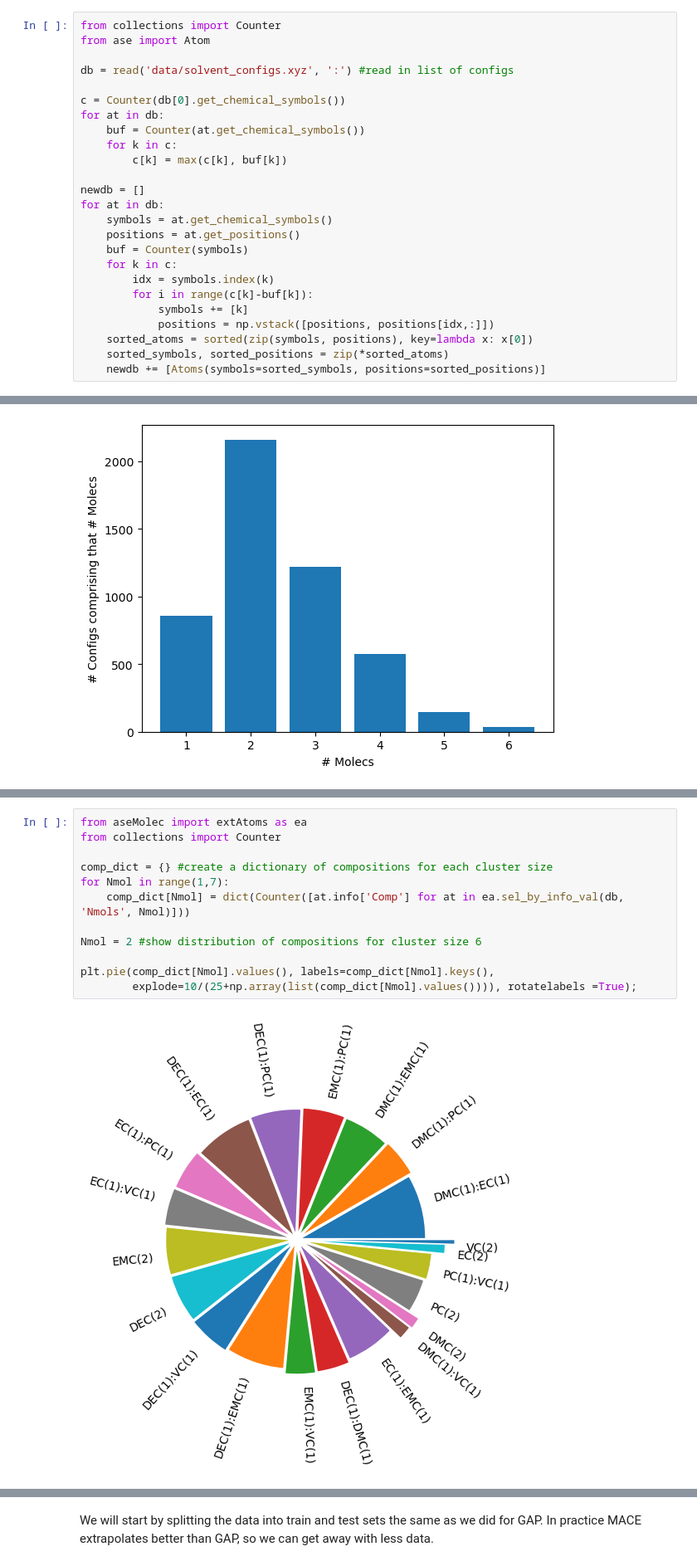
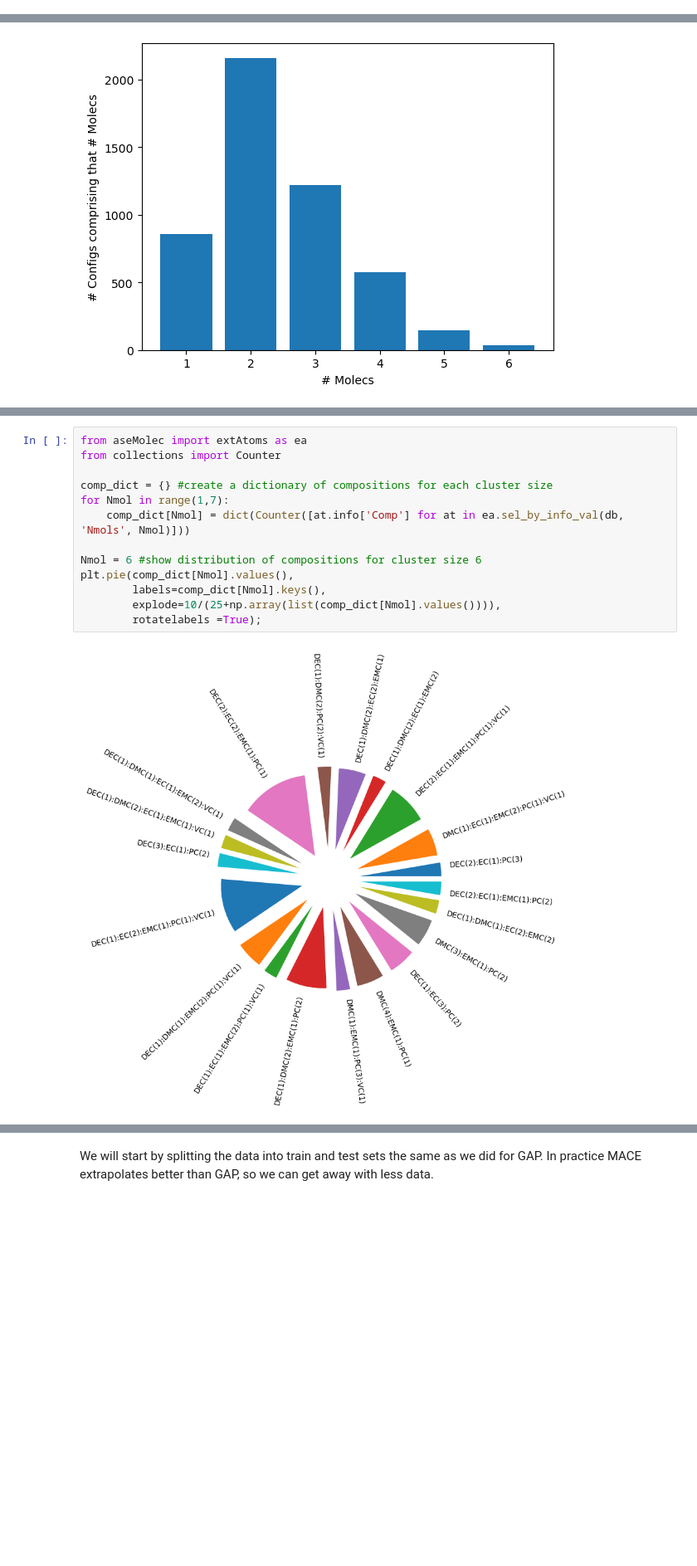
Before and after one commit to imagdau/Tutorials, a Jupyter notebook: T01-MACE-PracticeI.ipynb, the cells around one changed output, grey strips where cells are left out. Shown: that part at 83% size. Drawn from its saved outputs; the diff is of its cells as text; blank space fills up the shorter version.

```diff
--- a/T01-MACE-PracticeI.ipynb
+++ b/T01-MACE-PracticeI.ipynb
@@ -84,25 +67,0 @@ NameError: name 'view' is not defined
-# %%
-from collections import Counter
-from ase import Atom
-
-db = read('data/solvent_configs.xyz', ':') #read in list of configs
-
-c = Counter(db[0].get_chemical_symbols())
-for at in db:
-    buf = Counter(at.get_chemical_symbols())
-    for k in c:
-        c[k] = max(c[k], buf[k])
-
-newdb = []
-for at in db:
-    symbols = at.get_chemical_symbols()
-    positions = at.get_positions()
-    buf = Counter(symbols)
-    for k in c:
-        idx = symbols.index(k)
-        for i in range(c[k]-buf[k]):
-            symbols += [k]
-            positions = np.vstack([positions, positions[idx,:]])
-    sorted_atoms = sorted(zip(symbols, positions), key=lambda x: x[0])
-    sorted_symbols, sorted_positions = zip(*sorted_atoms)
-    newdb += [Atoms(symbols=sorted_symbols, positions=sorted_positions)]
@@ -438,15 +111,16 @@ We can check the distribution of molecular compositions for each cluster size:
 # %%
 from aseMolec import extAtoms as ea
 from collections import Counter
 
 comp_dict = {} #create a dictionary of compositions for each cluster size
 for Nmol in range(1,7):
     comp_dict[Nmol] = dict(Counter([at.info['Comp'] for at in ea.sel_by_info_val(db, 'Nmols', Nmol)]))
 
-Nmol = 2 #show distribution of compositions for cluster size 6
-
-plt.pie(comp_dict[Nmol].values(), labels=comp_dict[Nmol].keys(),
-        explode=10/(25+np.array(list(comp_dict[Nmol].values()))), rotatelabels =True);
+Nmol = 6 #show distribution of compositions for cluster size 6
+plt.pie(comp_dict[Nmol].values(),
+        labels=comp_dict[Nmol].keys(),
+        explode=10/(25+np.array(list(comp_dict[Nmol].values()))),
+        rotatelabels =True);
 # %% [output]
-[figure, old version]
+[figure, new version]
 # %% [markdown]
```
Also changed, not shown: parts of 46 cells of this notebook, 2 other files.
